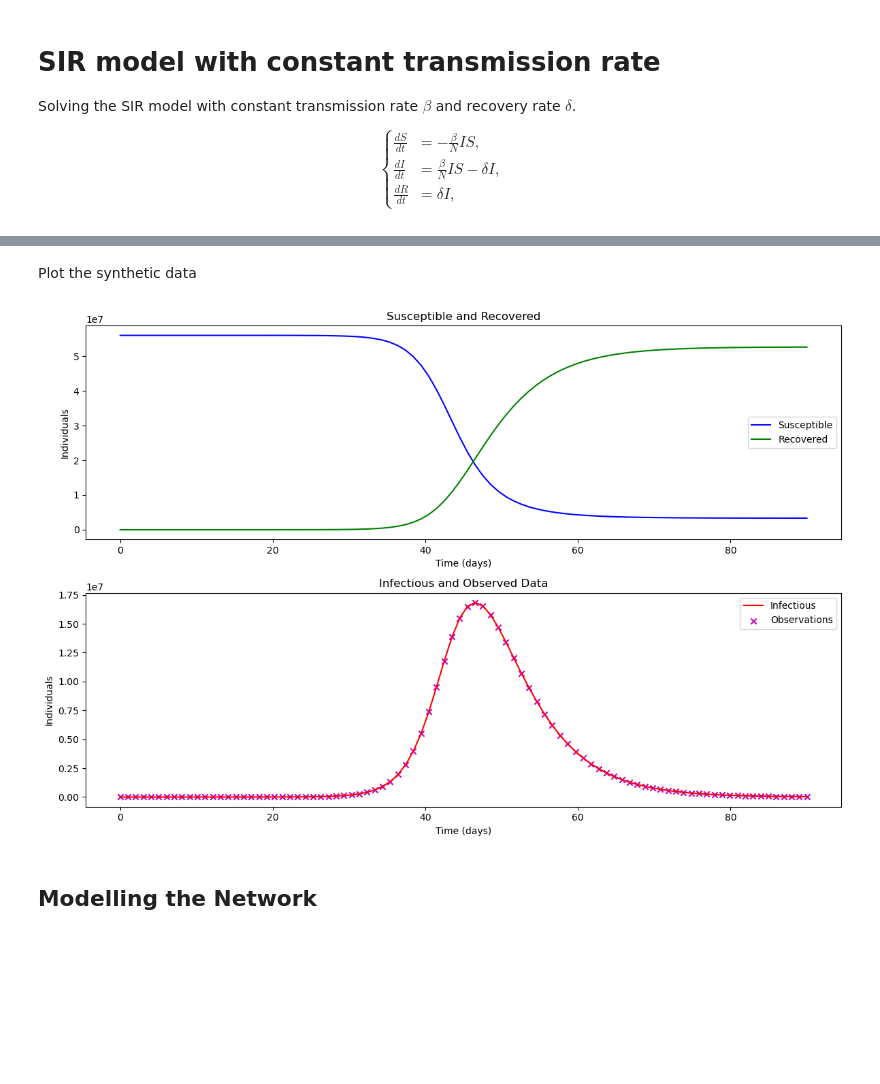
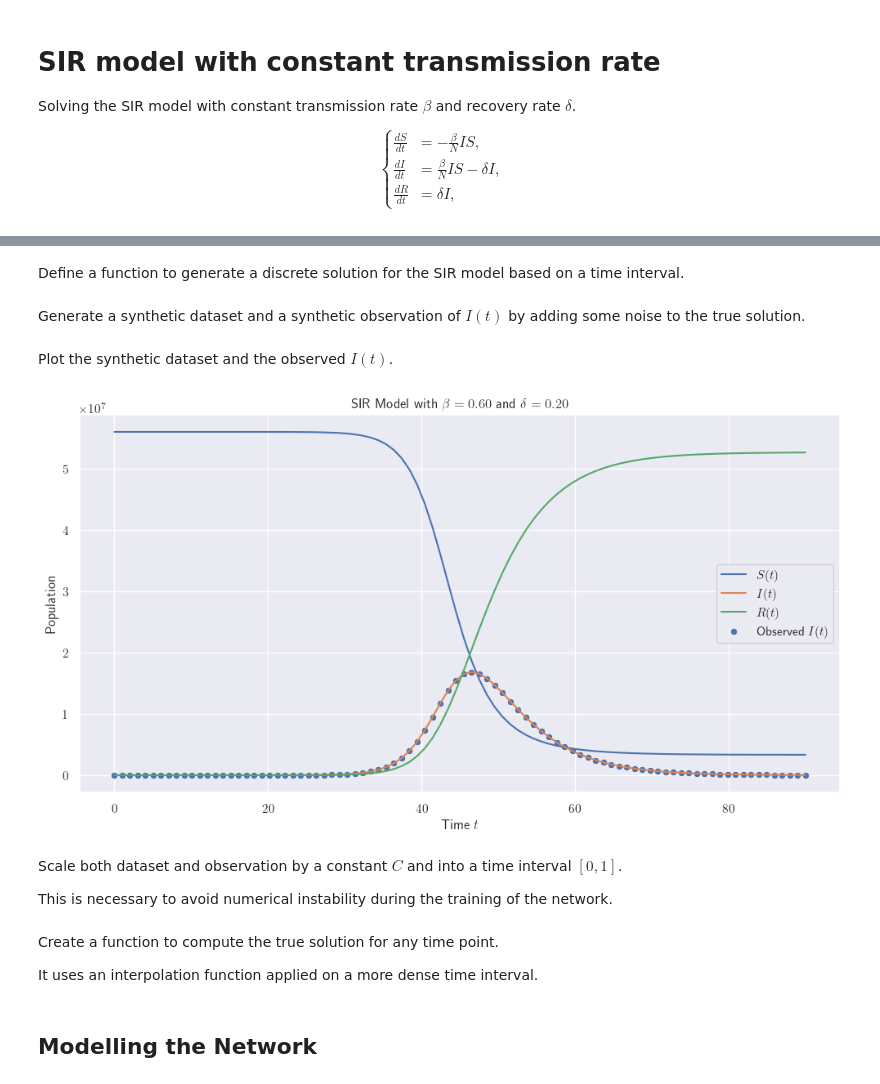
Before and after one commit to GiacomoGuidotto/dde-playground, a Jupyter notebook: sir/sir.ipynb, the cells around one changed output, grey strips where cells are left out. Saved outputs shown, nothing was run; the diff lists cells and outputs as text; code cells hidden in the pictures; blank space fills up the shorter version.

```diff
--- a/sir/sir.ipynb
+++ b/sir/sir.ipynb
@@ -27,0 +40,5 @@ DeepXDE version: 1.12.2
+# %%
+plt.rc('text', usetex=True)
+plt.rc('font', family='serif')
+
+sns.set_theme(style="darkgrid")
@@ -45 +68,3 @@ C2 = tf * delta
+# %%
+T0, TF = 0, 90      # (days)
 # %% [markdown]
@@ -81,26 +85,37 @@ R_data_sc = R_data / C
+# %% [markdown]
+Define a function to generate a discrete solution for the SIR model based on a time interval.
+# %%
+def solve_sir(t):
+	x = odeint(SIR, x0, t, args=(delta, beta, N))
+	S = x[:, 0]
+	I = x[:, 1]
+	R = x[:, 2]
+	return S, I, R
+# %% [markdown]
+Generate a synthetic dataset and a synthetic observation of $I(t)$ by adding some noise to the true solution.
+# %%
+t_data = np.linspace(T0, TF, TF - T0)
+S_data, I_data, R_data = solve_sir(t_data)
+
+I_obs = np.random.poisson(I_data)
 # %% [markdown]
-Plot the synthetic data
+Plot the synthetic dataset and the observed $I(t)$.
 # %%
-plt.figure(figsize=(12, 8))
+fig, ax = plt.subplots(1, 1, figsize=(12, 6))
 
-# Plot Susceptible and Recovered populations
-plt.subplot(2, 1, 1)
-plt.plot(t_data, S_data, 'b', label='Susceptible')
-plt.plot(t_data, R_data, 'g', label='Recovered')
-plt.legend()
-plt.xlabel('Time (days)')
-plt.ylabel('Individuals')
-plt.title('Susceptible and Recovered')
+sns.lineplot(x=t_data, y=S_data, ax=ax, label=r"$S(t)$")
+sns.lineplot(x=t_data, y=I_data, ax=ax, label=r"$I(t)$")
+sns.lineplot(x=t_data, y=R_data, ax=ax, label=r"$R(t)$")
+sns.scatterplot(x=t_data, y=I_obs, ax=ax, label=r"Observed $I(t)$")
 
-# Plot Infectious population and observations
-plt.subplot(2, 1, 2)
-plt.plot(t_data, I_data, 'r', label='Infectious')
-plt.scatter(t_data, I_obs, c='m', marker='x', label='Observations')
-plt.legend()
-plt.xlabel('Time (days)')
-plt.ylabel('Individuals')
-plt.title('Infectious and Observed Data')
-plt.tight_layout()
-plt.show()
+plt.title(r"SIR Model with $\beta = {:.2f}$ and $\delta = {:.2f}$".format(beta, delta))
+plt.xlabel(r"Time $t$")
+plt.ylabel(r"Population")
+
+plt.savefig("synthetic_data.png")
 # %% [output]
-[figure, old version]
+[figure, new version]
+# %% [markdown]
+Scale both dataset and observation by a constant $C$ and into a time interval $[0, 1]$.
+
+This is necessary to avoid numerical instability during the training of the network.
@@ -106,0 +131,4 @@ plt.show()
+# %% [markdown]
+Create a function to compute the true solution for any time point.
+
+It uses an interpolation function applied on a more dense time interval.
```
Also changed, not shown: parts of 25 cells of this notebook, 5 other files.
